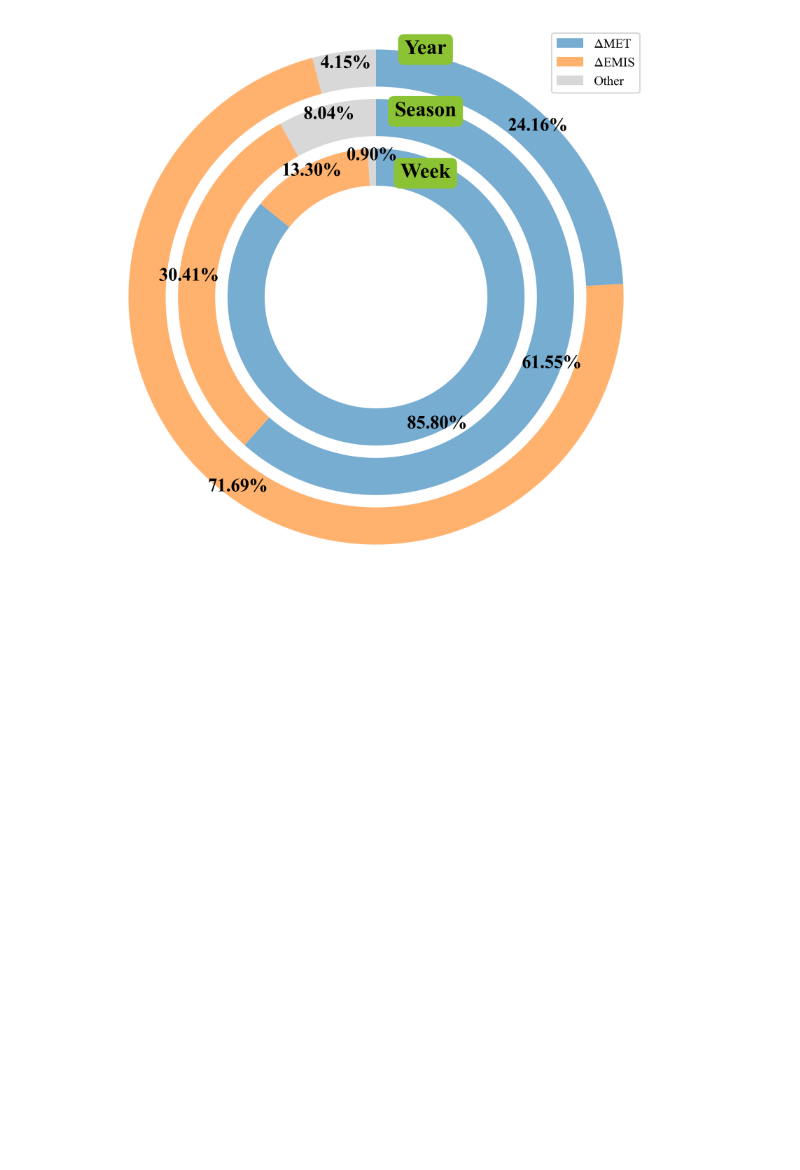
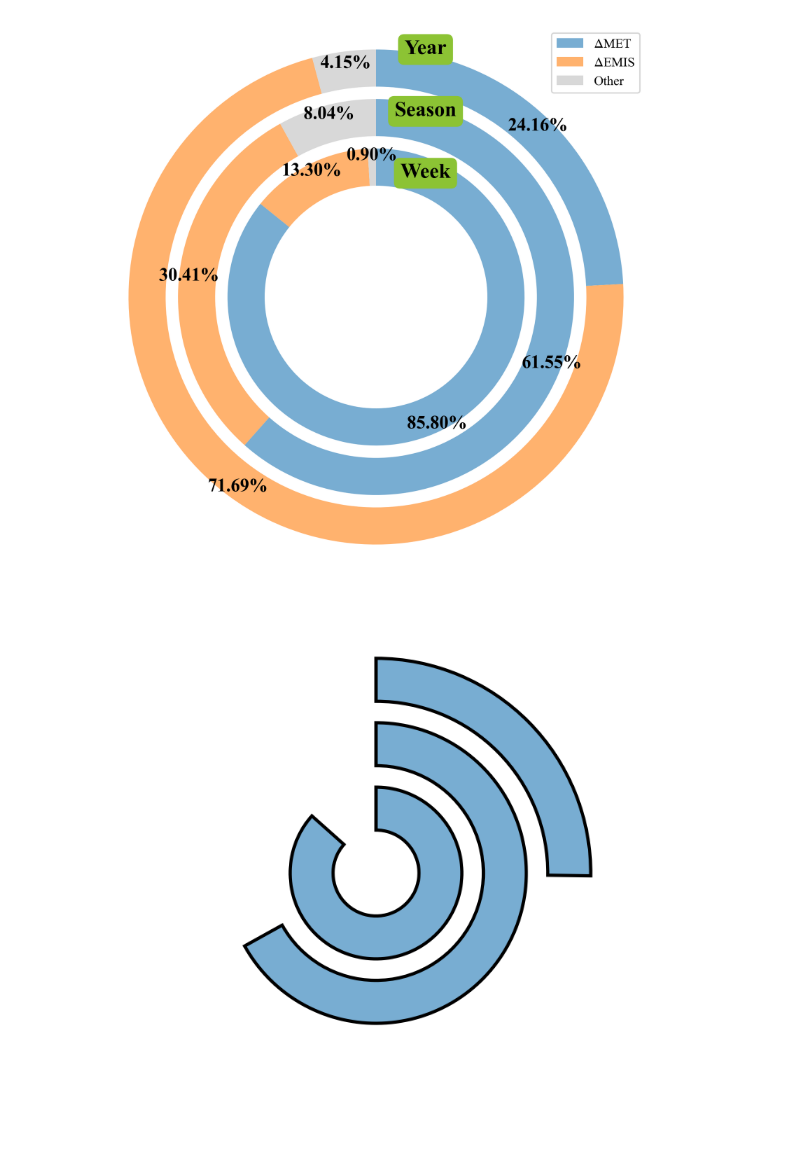
Before and after one commit to Iphisxu/MasterGRAD-Annually, a Jupyter notebook: scripts/Summary/concept.ipynb, the cells around one changed output. Saved outputs shown, nothing was run; the diff lists cells and outputs as text; code cells hidden in the pictures; blank space fills up the shorter version.

```diff
--- a/scripts/Summary/concept.ipynb
+++ b/scripts/Summary/concept.ipynb
@@ -90,3 +90,29 @@ plt.tight_layout()
 plt.show()
 # %% [output]
 [figure]
+# %%
+data = {
+    'Year': [24.16, 71.69],
+    'Season': [61.55, 30.41],
+    'Week': [85.8, 13.3]
+}
+
+colors = ['#78add2', 'white']
+
+fig, ax = plt.subplots(figsize=(6, 6), dpi=300)
+
+wedgeprops = {'width':0.2, 'edgecolor':'black', 'lw':2}
+otherprops = dict(wedgeprops=wedgeprops, startangle=90, colors=colors,
+                  counterclock=False,)
+
+patches, _ = ax.pie(data['Year'], radius=1,**otherprops)
+patches[1].set_zorder(0)
+patches[1].set_edgecolor('white')
+patches, _ = ax.pie(data['Season'], radius=0.7,**otherprops)
+patches[1].set_zorder(0)
+patches[1].set_edgecolor('white')
+patches, _ = ax.pie(data['Week'], radius=0.4,**otherprops)
+patches[1].set_zorder(0)
+patches[1].set_edgecolor('white')
+# %% [output]
+[figure, added]
```
Also changed, not shown: parts of 2 cells of this notebook.
